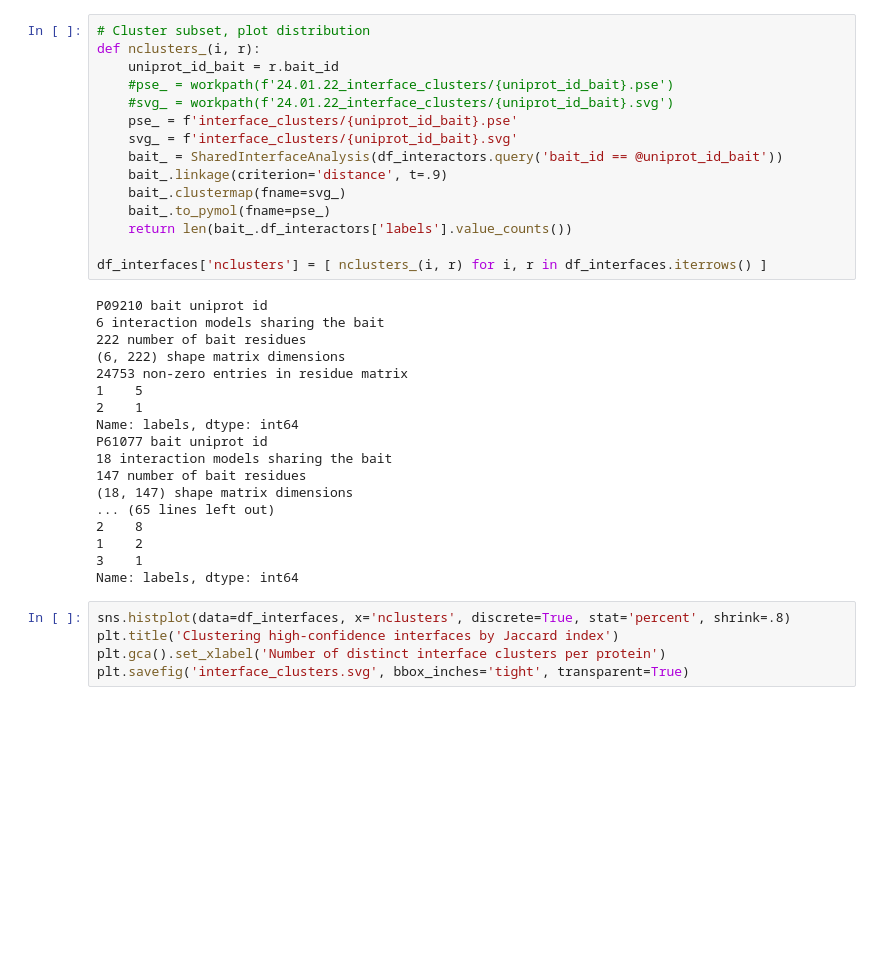
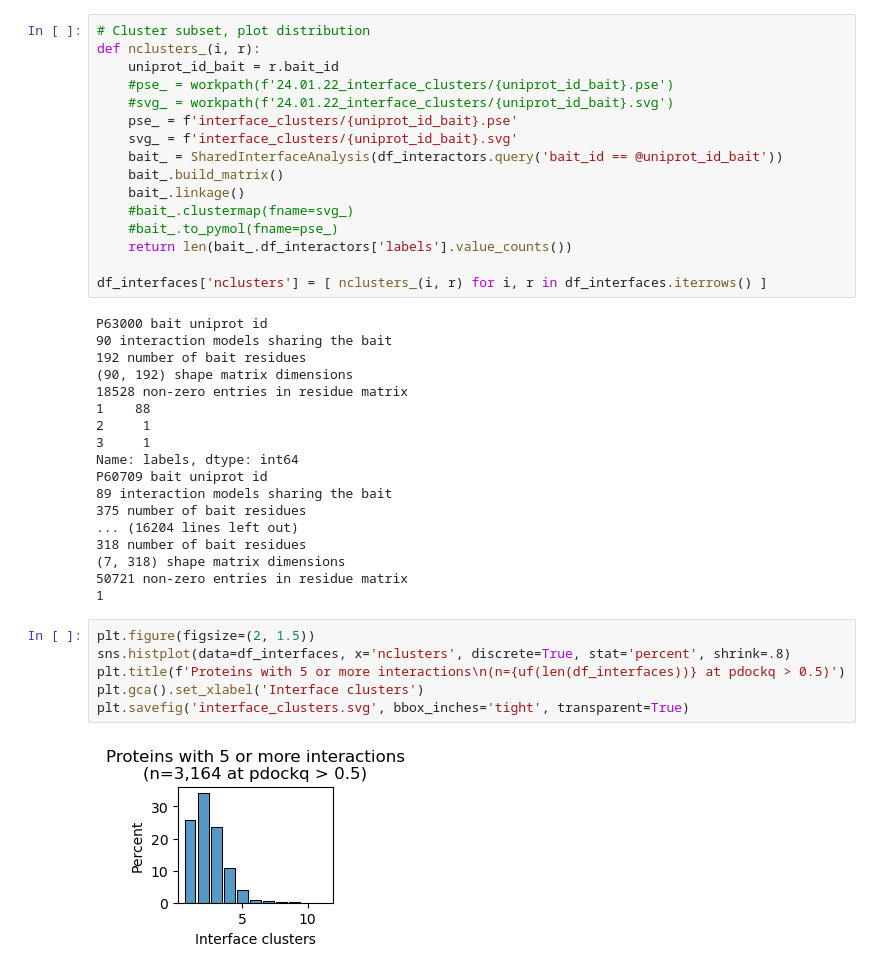
Before and after one commit to jurgjn/af2genomics, a Jupyter notebook: notebooks/interactions/interface_clusters.ipynb, the cells around one changed output. Drawn from its saved outputs; the diff is of its cells as text; blank space fills up the shorter version.

```diff
--- a/notebooks/interactions/interface_clusters.ipynb
+++ b/notebooks/interactions/interface_clusters.ipynb
@@ -99,32 +118,36 @@ def nclusters_(i, r):
     pse_ = f'interface_clusters/{uniprot_id_bait}.pse'
     svg_ = f'interface_clusters/{uniprot_id_bait}.svg'
     bait_ = SharedInterfaceAnalysis(df_interactors.query('bait_id == @uniprot_id_bait'))
-    bait_.linkage(criterion='distance', t=.9)
-    bait_.clustermap(fname=svg_)
-    bait_.to_pymol(fname=pse_)
+    bait_.build_matrix()
+    bait_.linkage()
+    #bait_.clustermap(fname=svg_)
+    #bait_.to_pymol(fname=pse_)
     return len(bait_.df_interactors['labels'].value_counts())
 
 df_interfaces['nclusters'] = [ nclusters_(i, r) for i, r in df_interfaces.iterrows() ]
 # %% [output]
-P09210 bait uniprot id
-6 interaction models sharing the bait
-222 number of bait residues
-(6, 222) shape matrix dimensions
-24753 non-zero entries in residue matrix
-1    5
-2    1
+P63000 bait uniprot id
+90 interaction models sharing the bait
+192 number of bait residues
+(90, 192) shape matrix dimensions
+18528 non-zero entries in residue matrix
+1    88
+2     1
+3     1
 Name: labels, dtype: int64
-P61077 bait uniprot id
-18 interaction models sharing the bait
-147 number of bait residues
-(18, 147) shape matrix dimensions
-... (65 lines left out)
-2    8
-1    2
-3    1
-Name: labels, dtype: int64
+P60709 bait uniprot id
+89 interaction models sharing the bait
+375 number of bait residues
+... (16204 lines left out)
+318 number of bait residues
+(7, 318) shape matrix dimensions
+50721 non-zero entries in residue matrix
+1
 # %%
+plt.figure(figsize=(2, 1.5))
 sns.histplot(data=df_interfaces, x='nclusters', discrete=True, stat='percent', shrink=.8)
-plt.title('Clustering high-confidence interfaces by Jaccard index')
-plt.gca().set_xlabel('Number of distinct interface clusters per protein')
+plt.title(f'Proteins with 5 or more interactions\n(n={uf(len(df_interfaces))} at pdockq > 0.5)')
+plt.gca().set_xlabel('Interface clusters')
 plt.savefig('interface_clusters.svg', bbox_inches='tight', transparent=True)
+# %% [output]
+[figure, added]
```
Also changed, not shown: parts of 5 cells of this notebook, 2 other files.
